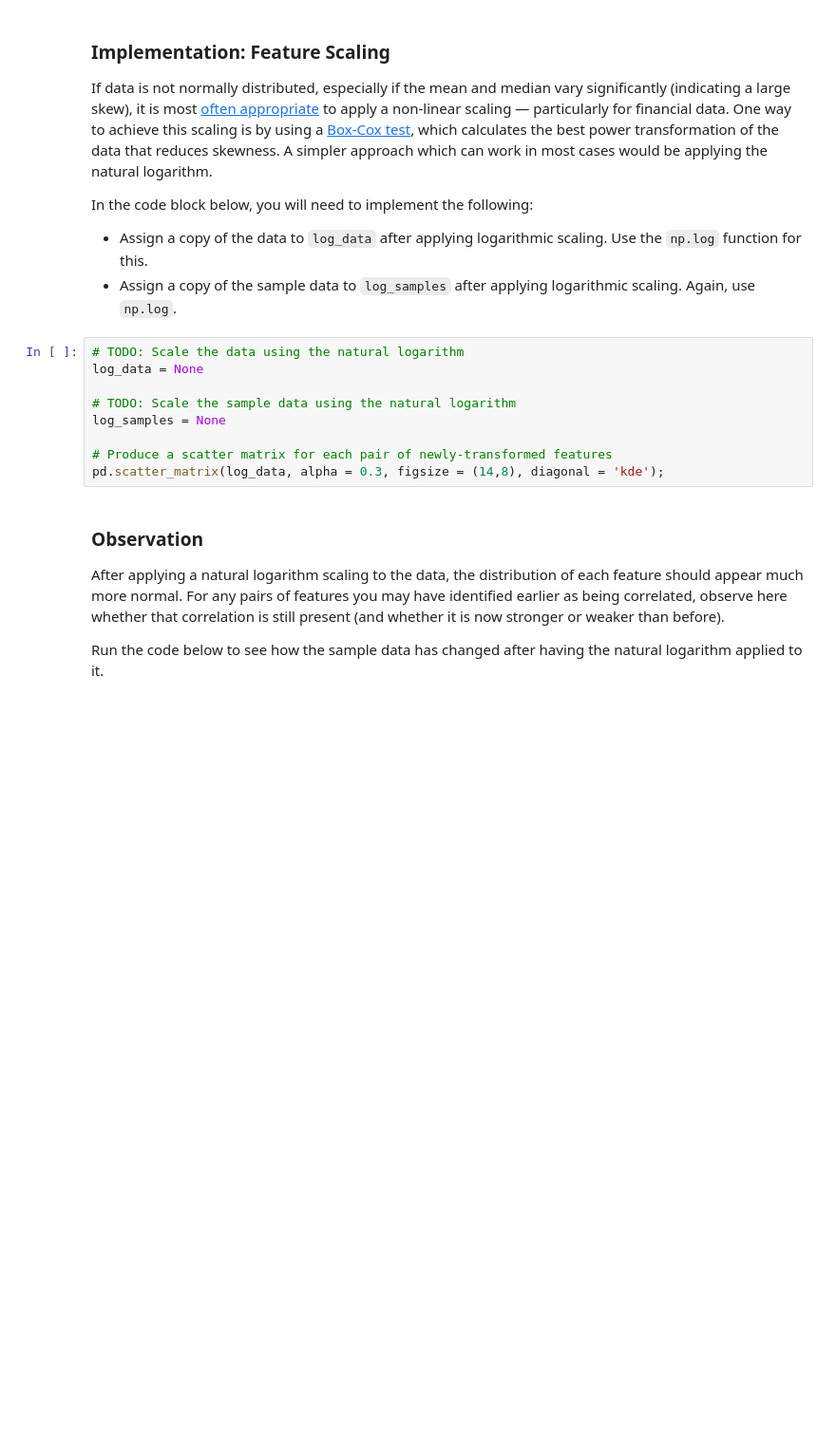
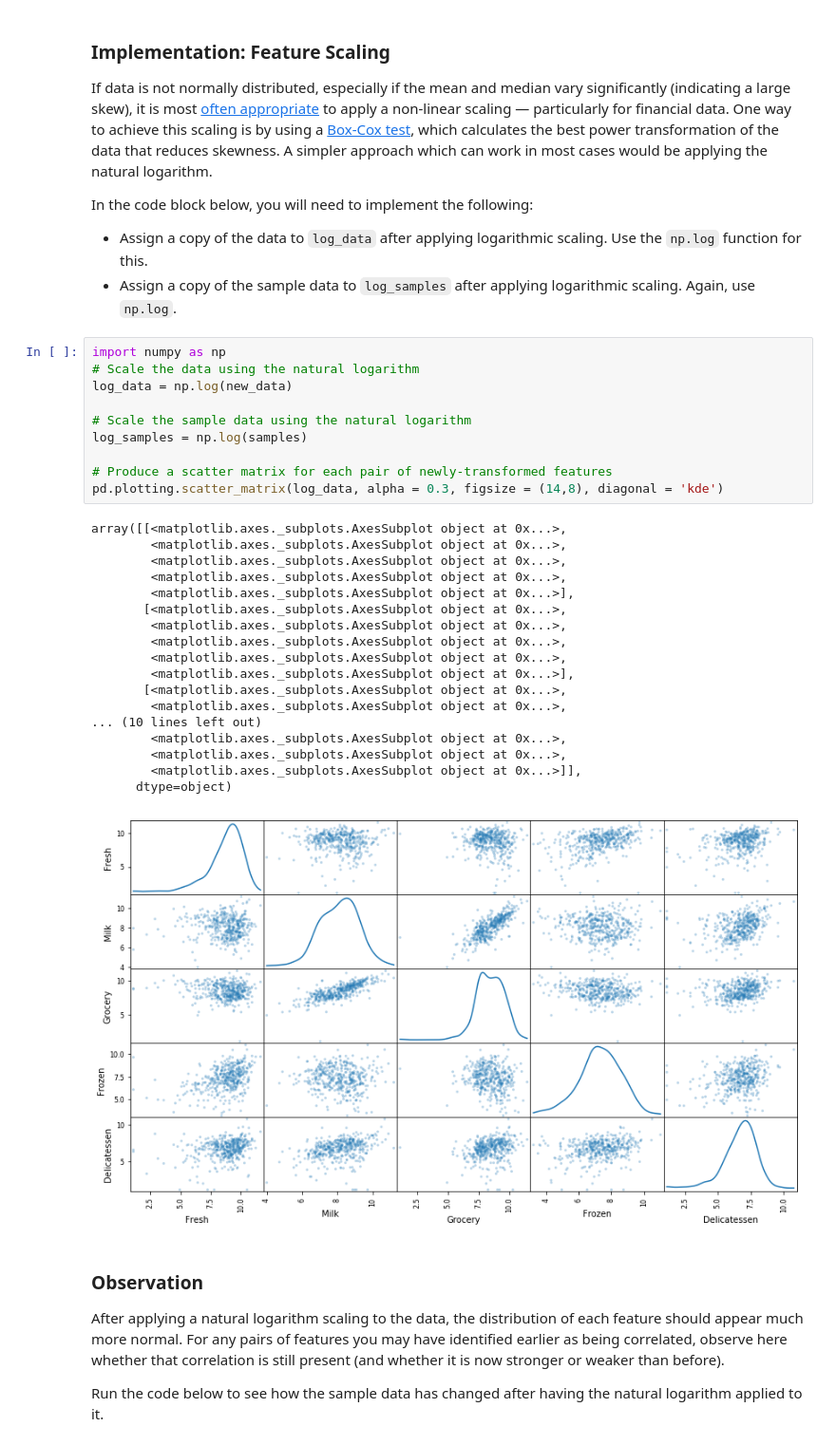
Before and after one commit to yanpozka/machine-learning, a Jupyter notebook: projects/customer_segments/customer_segments.ipynb, the cells around one changed output. Shown: that part at 95% size. Cells and saved outputs as stored; diff of their text form; blank space fills up the shorter version.

```diff
--- a/projects/customer_segments/customer_segments.ipynb
+++ b/projects/customer_segments/customer_segments.ipynb
@@ -175,14 +175,34 @@ In the code block below, you will need to implement the following:
  - Assign a copy of the data to `log_data` after applying logarithmic scaling. Use the `np.log` function for this.
  - Assign a copy of the sample data to `log_samples` after applying logarithmic scaling. Again, use `np.log`.
 # %%
-# TODO: Scale the data using the natural logarithm
-log_data = None
+import numpy as np
+# Scale the data using the natural logarithm
+log_data = np.log(new_data)
 
-# TODO: Scale the sample data using the natural logarithm
-log_samples = None
+# Scale the sample data using the natural logarithm
+log_samples = np.log(samples)
 
 # Produce a scatter matrix for each pair of newly-transformed features
-pd.scatter_matrix(log_data, alpha = 0.3, figsize = (14,8), diagonal = 'kde');
+pd.plotting.scatter_matrix(log_data, alpha = 0.3, figsize = (14,8), diagonal = 'kde')
+# %% [output]
+array([[<matplotlib.axes._subplots.AxesSubplot object at 0x...>,
+        <matplotlib.axes._subplots.AxesSubplot object at 0x...>,
+        <matplotlib.axes._subplots.AxesSubplot object at 0x...>,
+        <matplotlib.axes._subplots.AxesSubplot object at 0x...>,
+        <matplotlib.axes._subplots.AxesSubplot object at 0x...>],
+       [<matplotlib.axes._subplots.AxesSubplot object at 0x...>,
+        <matplotlib.axes._subplots.AxesSubplot object at 0x...>,
+        <matplotlib.axes._subplots.AxesSubplot object at 0x...>,
+        <matplotlib.axes._subplots.AxesSubplot object at 0x...>,
+        <matplotlib.axes._subplots.AxesSubplot object at 0x...>],
+       [<matplotlib.axes._subplots.AxesSubplot object at 0x...>,
+        <matplotlib.axes._subplots.AxesSubplot object at 0x...>,
+... (10 lines left out)
+        <matplotlib.axes._subplots.AxesSubplot object at 0x...>,
+        <matplotlib.axes._subplots.AxesSubplot object at 0x...>,
+        <matplotlib.axes._subplots.AxesSubplot object at 0x...>]],
+      dtype=object)
+[figure, added]
 # %% [markdown]
 ### Observation
 After applying a natural logarithm scaling to the data, the distribution of each feature should appear much more normal. For any pairs of features you may have identified earlier as being correlated, observe here whether that correlation is still present (and whether it is now stronger or weaker than before).
```
Also changed, not shown: parts of 4 cells of this notebook.
